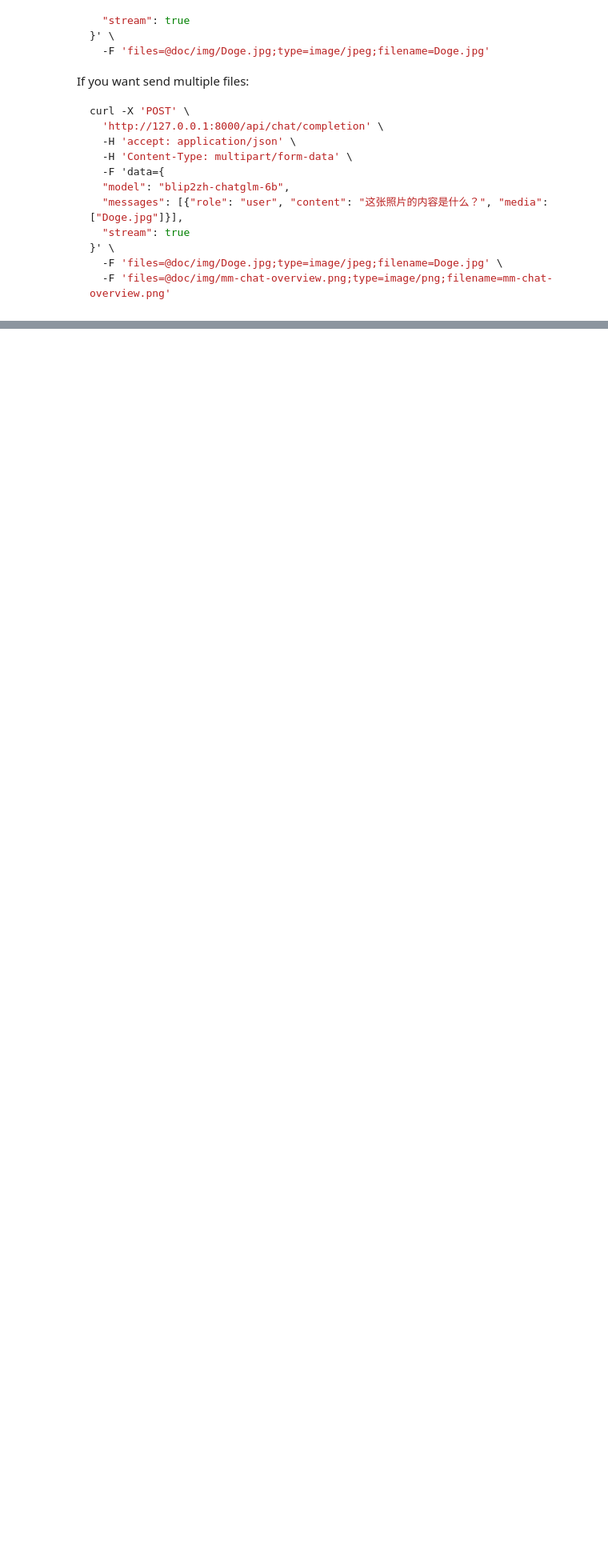
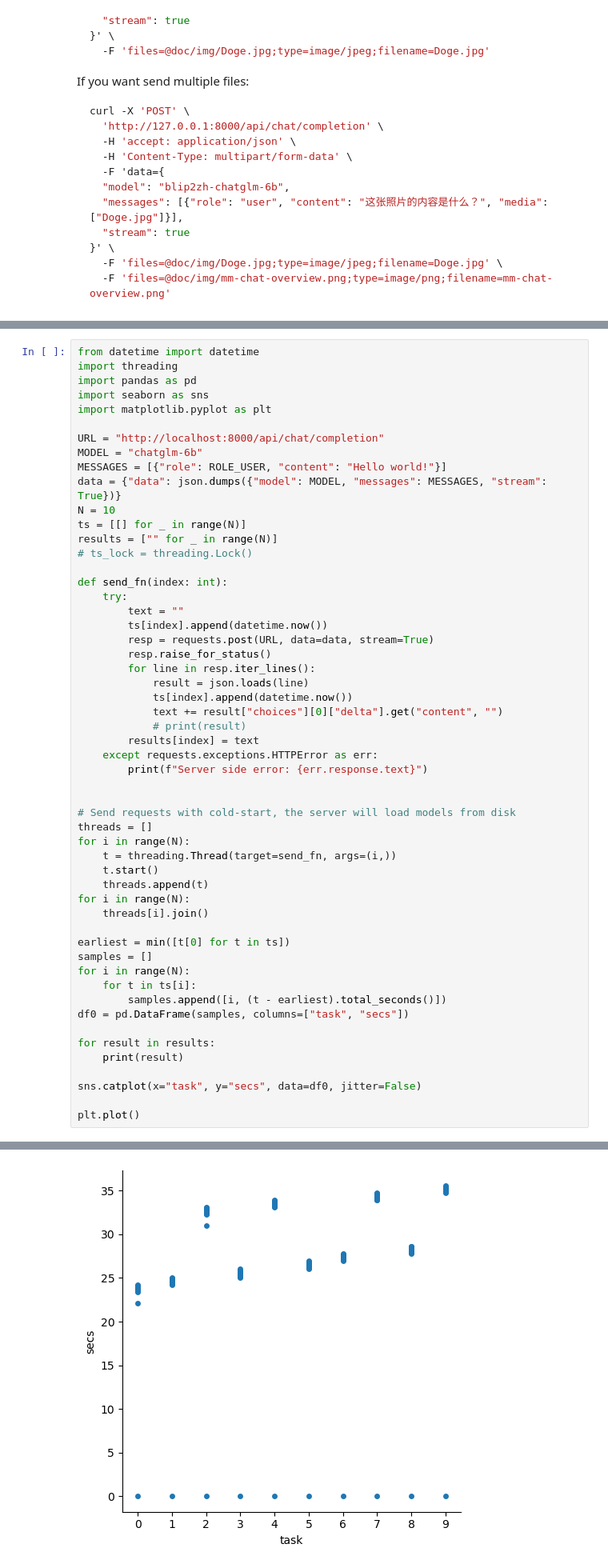
Before and after one commit to XiPotatonium/chatbot-api, a Jupyter notebook: examples.ipynb, the cells around one changed output, grey strips where cells are left out. Shown at 80% size. Drawn from its saved outputs; the diff is of its cells as text; blank space fills up the shorter version.

Commit message:
feat: add model scheduling

```diff
--- a/examples.ipynb
+++ b/examples.ipynb
@@ -166,0 +169,55 @@ except requests.exceptions.HTTPError as err:
+# %%
+from datetime import datetime
+import threading
+import pandas as pd
+import seaborn as sns
+import matplotlib.pyplot as plt
+
+URL = "http://localhost:8000/api/chat/completion"
+MODEL = "chatglm-6b"
+MESSAGES = [{"role": ROLE_USER, "content": "Hello world!"}]
+data = {"data": json.dumps({"model": MODEL, "messages": MESSAGES, "stream": True})}
+N = 10
+ts = [[] for _ in range(N)]
+results = ["" for _ in range(N)]
+# ts_lock = threading.Lock()
+
+def send_fn(index: int):
+    try:
+        text = ""
+        ts[index].append(datetime.now())
+        resp = requests.post(URL, data=data, stream=True)
+        resp.raise_for_status()
+        for line in resp.iter_lines():
+            result = json.loads(line)
+            ts[index].append(datetime.now())
+            text += result["choices"][0]["delta"].get("content", "")
+            # print(result)
+        results[index] = text
+    except requests.exceptions.HTTPError as err:
+        print(f"Server side error: {err.response.text}")
+
+
+# Send requests with cold-start, the server will load models from disk
+threads = []
+for i in range(N):
+    t = threading.Thread(target=send_fn, args=(i,))
+    t.start()
+    threads.append(t)
+for i in range(N):
+    threads[i].join()
+
+earliest = min([t[0] for t in ts])
+samples = []
+for i in range(N):
+    for t in ts[i]:
+        samples.append([i, (t - earliest).total_seconds()])
+df0 = pd.DataFrame(samples, columns=["task", "secs"])
+
+for result in results:
+    print(result)
+
+sns.catplot(x="task", y="secs", data=df0, jitter=False)
+
+plt.plot()
+# %% [output]
@@ -166,0 +237 @@ except requests.exceptions.HTTPError as err:
+[figure, added]
```
Also changed, not shown: parts of 6 cells of this notebook, 7 other files.
